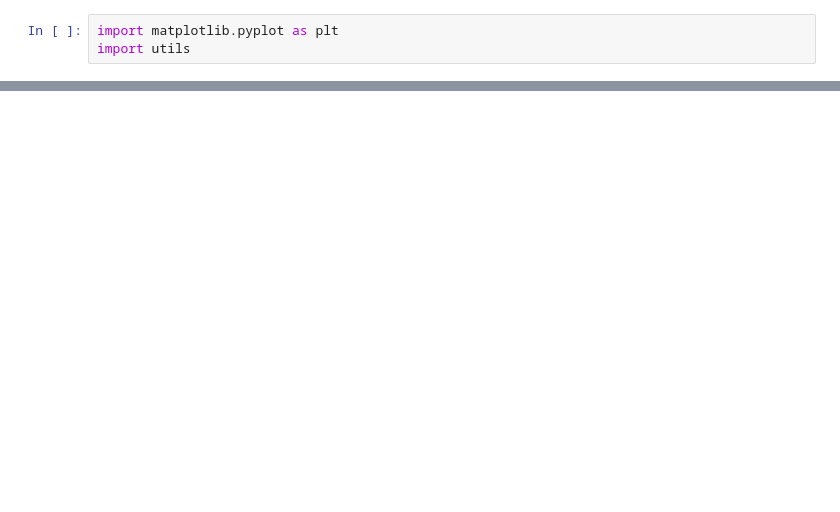
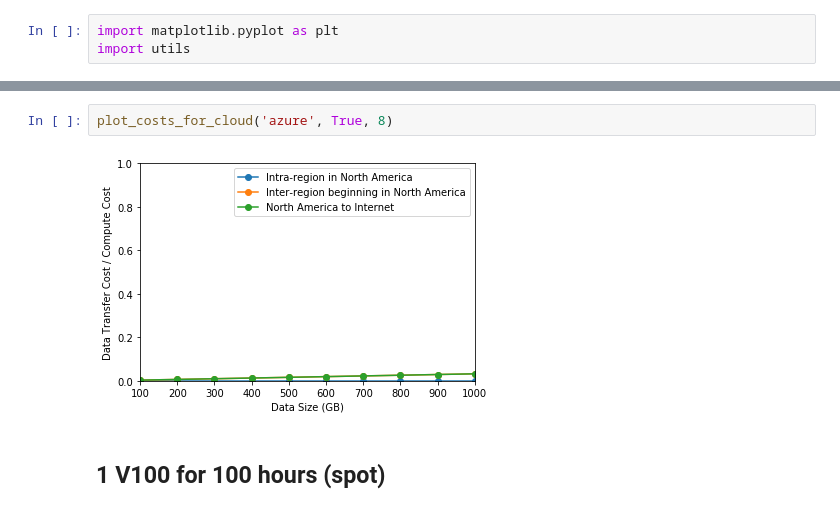
Before and after one commit to stanford-futuredata/training_on_a_dime, a Jupyter notebook: data_transfer_costs/plot_data_transfer_costs.ipynb, the cells around one changed output, grey strips where cells are left out. Saved outputs shown, nothing was run; the diff lists cells and outputs as text; blank space fills up the shorter version.

```diff
--- a/data_transfer_costs/plot_data_transfer_costs.ipynb
+++ b/data_transfer_costs/plot_data_transfer_costs.ipynb
@@ -51,0 +103,6 @@ plot_costs_for_cloud('gcp')
+# %%
+plot_costs_for_cloud('azure', True, 8)
+# %% [output]
+[figure, added]
+# %% [markdown]
+## 1 V100 for 100 hours (spot)
```
Also changed, not shown: parts of 18 cells of this notebook.
